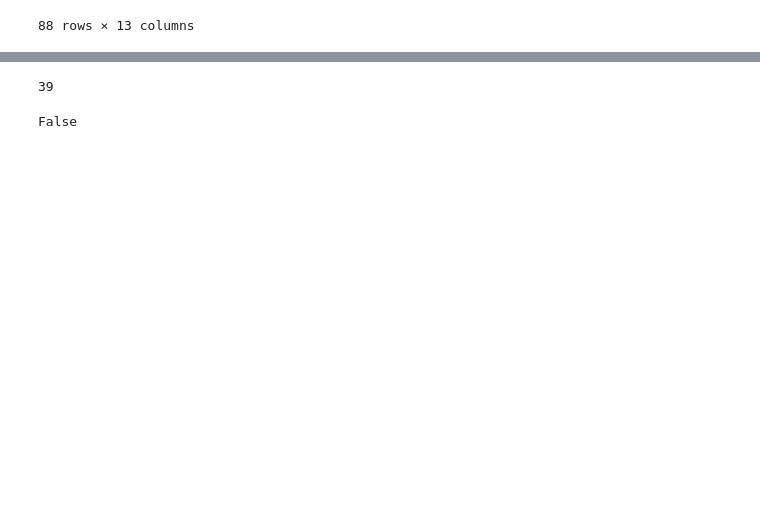
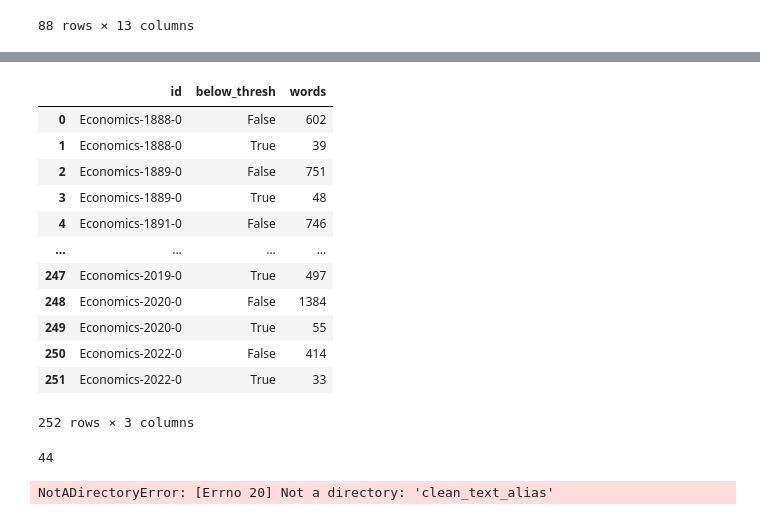
Before and after one commit to beckym223/manual_work, a Jupyter notebook: distribution_of_line_lens.ipynb, the cells around one changed output, grey strips where cells are left out. Drawn from its saved outputs; the diff is of its cells as text; code cells hidden in the pictures; blank space fills up the shorter version.

```diff
--- a/distribution_of_line_lens.ipynb
+++ b/distribution_of_line_lens.ipynb
@@ -64,2 +142,31 @@ lengths
+# %%
+import plotly.express as px
+grouped['num'] = grouped['25%']
+thresh =40
+df['below_thresh'] = df['length']<40
+df.groupby(['id','below_thresh'])['words'].count().reset_index()
+# %% [output]
+|  | id | below_thresh | words |
+| 0 | Economics-1888-0 | False | 602 |
+| 1 | Economics-1888-0 | True | 39 |
+| 2 | Economics-1889-0 | False | 751 |
+| 3 | Economics-1889-0 | True | 48 |
+| 4 | Economics-1891-0 | False | 746 |
+| ... | ... | ... | ... |
+| 247 | Economics-2019-0 | True | 497 |
+| 248 | Economics-2020-0 | False | 1384 |
+| 249 | Economics-2020-0 | True | 55 |
+| 250 | Economics-2022-0 | False | 414 |
+| 251 | Economics-2022-0 | True | 33 |
+252 rows × 3 columns
+# %%
+len('than has been assigned it')
+len("importance should receive more consideration")
+# %% [output]
+44
+# %%
+os.listdir(clean_text_dir)
+# %% [output]
+NotADirectoryError: [Errno 20] Not a directory: 'clean_text_alias'
 # %%
 import re
@@ -78,12 +185,3 @@ for root,dirs,files in os.walk(clean_text_dir):
         os.makedirs(os.path.dirname(dest),exist_ok=True)
         with open(dest,'w') as f:
             f.write(edited)
-# %%
-len('from wages would, in the end and before')
-# %% [output]
-39
-# %%
-import re
-re.match("[a-zA-z]+","X") is None
-# %% [output]
-False
```
Also changed, not shown: parts of 17 cells of this notebook, 28 other files.
